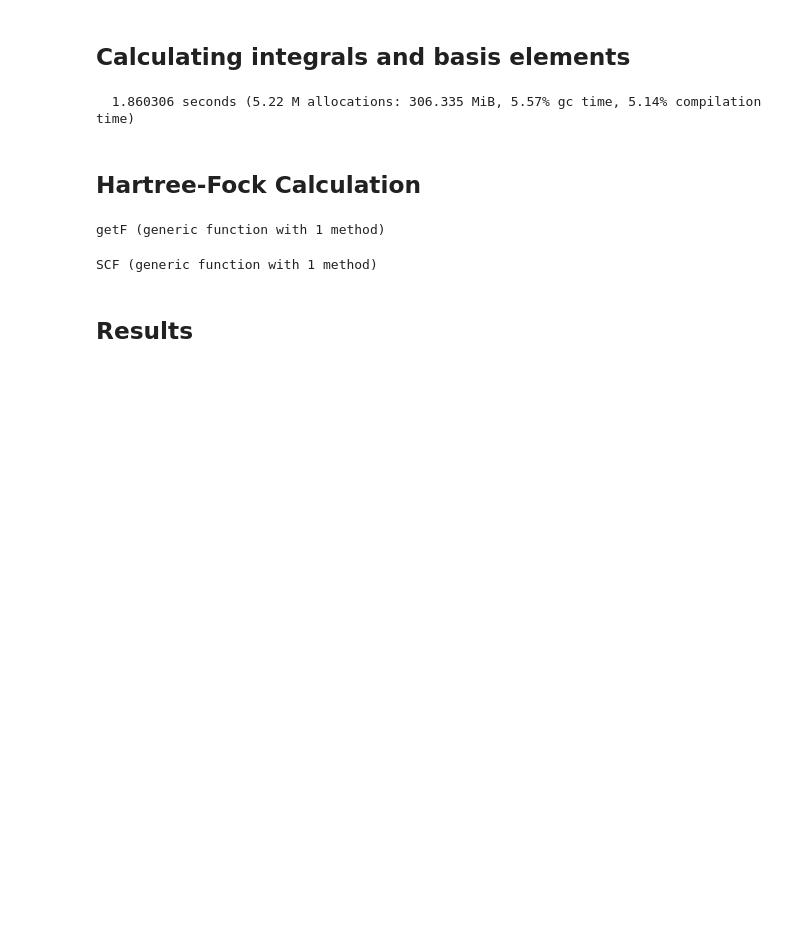
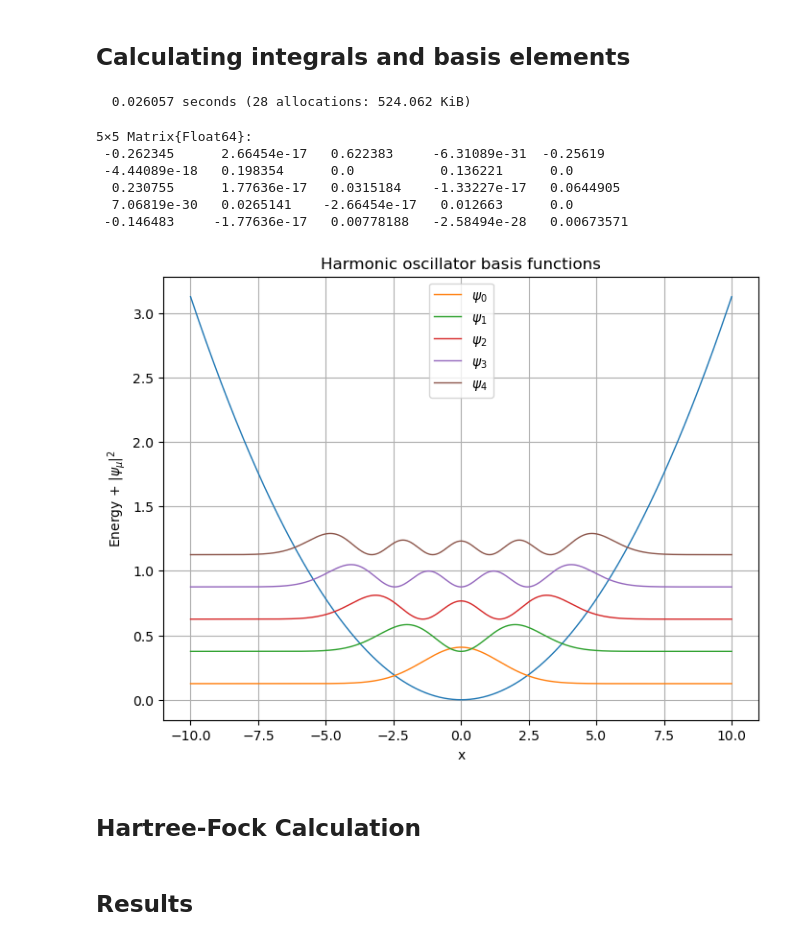
Before and after one commit to KarlHenrik/ComputationalPhysicsMaster, a Jupyter notebook: HF/HF_Main.ipynb, the cells around one changed output. Drawn from its saved outputs; the diff is of its cells as text; code cells hidden in the pictures; blank space fills up the shorter version.

```diff
--- a/HF/HF_Main.ipynb
+++ b/HF/HF_Main.ipynb
@@ -5,7 +5,7 @@ include("hoSystem.jl");
 # %% [markdown]
 ## Calculating integrals and basis elements
 # %%
-l_0 = 10   # number of basis functions
+l_0 = 5   # number of basis functions
 ω = 0.25  # strength of harmonic oscillator potential
 a = 0.25  # shielding term in coloumb interaction
 grid = [x for x in range(-10, stop = 10, length = 2001)]
@@ -13,4 +13,13 @@ n = 2     # number of particles
 
 @time system = System(n, HOBasis(l_0, ω, a), grid);
 # %% [output]
-  1.860306 seconds (5.22 M allocations: 306.335 MiB, 5.57% gc time, 5.14% compilation time)
+  0.026057 seconds (28 allocations: 524.062 KiB)
+# %%
+system.u[:, :, 1, 3]
+# %% [output]
+5×5 Matrix{Float64}:
+ -0.262345      2.66454e-17   0.622383     -6.31089e-31  -0.25619
+ -4.44089e-18   0.198354      0.0           0.136221      0.0
+  0.230755      1.77636e-17   0.0315184    -1.33227e-17   0.0644905
+  7.06819e-30   0.0265141    -2.66454e-17   0.012663      0.0
+ -0.146483     -1.77636e-17   0.00778188   -2.58494e-28   0.00673571
@@ -17,3 +30,19 @@ n = 2     # number of particles
+# %%
+plt.figure(figsize=(8, 6))
+x = grid
+basisfuncs = system.basis.funcs
+plt.plot(x, potential.(x, (basisfuncs[1],)), lw = 1)
+for n in 1:length(basisfuncs)
+    basis = basisfuncs[n]
+    plt.plot(x, E_n(basis) .+ compute.(x, (basis,)).^2, lw = 1, label = "\$\\psi_{$(n-1)}\$")
+end
+plt.xlabel("x")
+plt.ylabel("Energy + \$|ψ_{μ}|^2\$")
+plt.title("Harmonic oscillator basis functions")
+plt.grid()
+plt.legend();
+# %% [output]
+[figure, added]
 # %% [markdown]
 ## Hartree-Fock Calculation
 # %%
@@ -48,8 +77,6 @@ function getF(C, h, u, n)
     end
     return F
 end
-# %% [output]
-getF (generic function with 1 method)
 # %%
 function SCF(C, system, iters)
     for i in 1:iters
@@ -58,8 +85,6 @@ function SCF(C, system, iters)
     end
     return C
 end
-# %% [output]
-SCF (generic function with 1 method)
 # %%
 C_initial = ComplexF64.(la.I(system.l))
 
```
Also changed, not shown: parts of 5 cells of this notebook, 1 other file.
